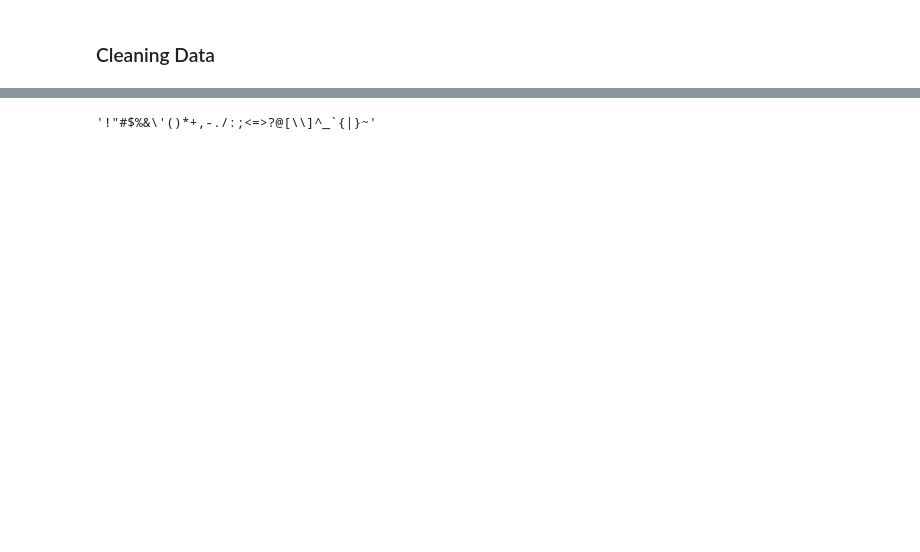
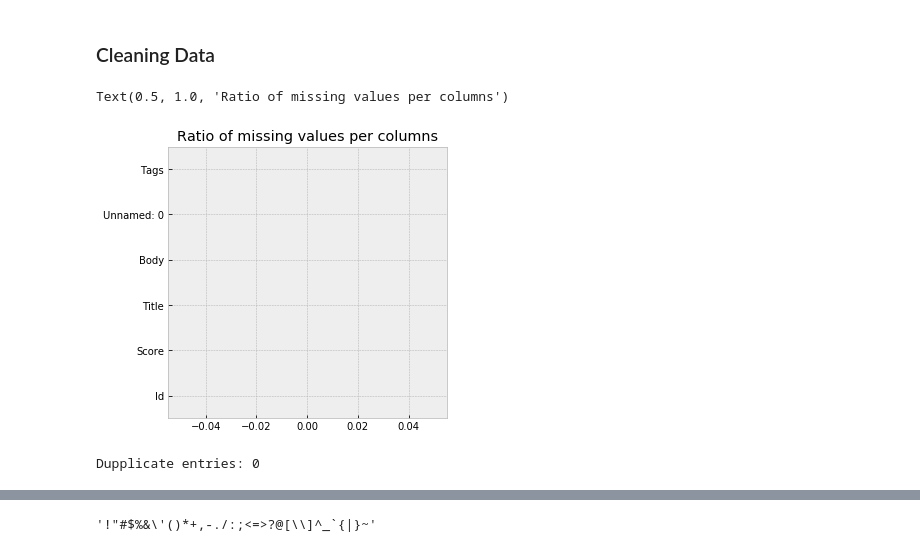
Before and after one commit to SamarthKhatwani/cmpe256-stackoverflow-tag-predictor, a Jupyter notebook: tag-predictor.ipynb, the cells around one changed output, grey strips where cells are left out. Drawn from its saved outputs; the diff is of its cells as text; code cells hidden in the pictures; blank space fills up the shorter version.

```diff
--- a/tag-predictor.ipynb
+++ b/tag-predictor.ipynb
@@ -202,3 +206,15 @@ Tags     72950
 dtype: int64
 # %% [markdown]
 ### Cleaning Data
+# %%
+plt.figure(figsize=(5, 5))
+questions_high_score.isnull().mean(axis=0).plot.barh()
+plt.title("Ratio of missing values per columns")
+# %% [output]
+Text(0.5, 1.0, 'Ratio of missing values per columns')
+[figure, added]
+# %%
+print('Dupplicate entries: {}'.format(questions_high_score.duplicated().sum()))
+questions_high_score.drop_duplicates(inplace = True)
+# %% [output]
+Dupplicate entries: 0
```
Also changed, not shown: parts of 85 cells of this notebook.
